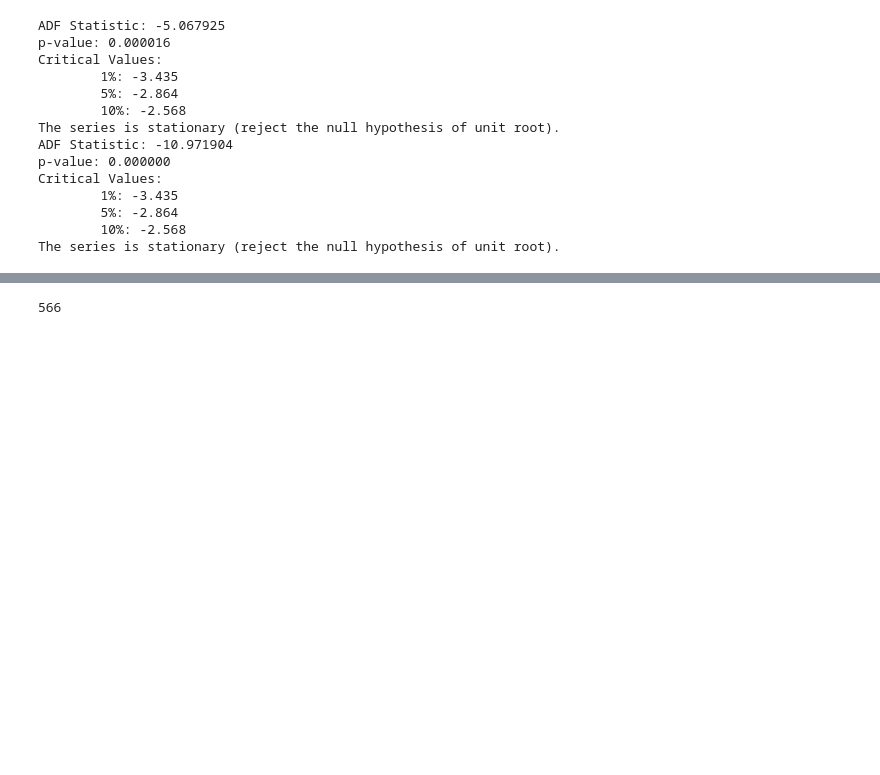
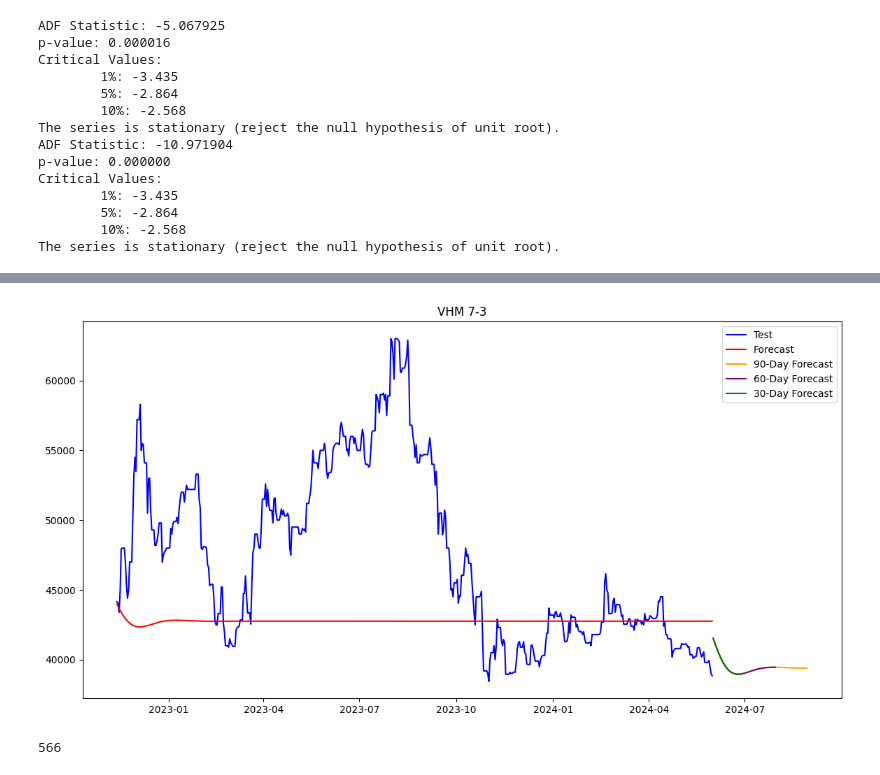
Before and after one commit to cngpc43/IS403.O21.HTCL, a Jupyter notebook: Models/ARIMA/ARIMAX_VHM(7-3).ipynb, the cells around one changed output, grey strips where cells are left out. Cells and saved outputs as stored; diff of their text form; code cells hidden in the pictures; blank space fills up the shorter version.

```diff
--- a/Models/ARIMA/ARIMAX_VHM(7-3).ipynb
+++ b/Models/ARIMA/ARIMAX_VHM(7-3).ipynb
@@ -303,7 +303,7 @@ def forecast_exog_variable(variable, train_data, forecast_period, p_values, d_va
 
     print(f"Best ARIMA Model for {variable}: {best_pdq} with AIC: {best_aic}")
     exog_forecast = best_model.forecast(steps=forecast_period)
-    return exog_forecast
+    return best_model, exog_forecast
 # %%
 plt.figure(figsize=(10, 6))
 ax1 = plt.subplot(211)
@@ -332,7 +332,7 @@ Critical Values:
         10%: -2.568
 The series is stationary (reject the null hypothesis of unit root).
 # %%
-sma_forecast = forecast_exog_variable('SMA_20', exog_train, len(test_data), [2], [1], [0])
+sma_model,sma_forecast  = forecast_exog_variable('SMA_20', train_data, len(test_data), [2], [1], [0])
 print(sma_forecast)
 # %% [output]
 Best ARIMA Model for SMA_20: (2, 1, 0) with AIC: 15178.923485027864
@@ -379,8 +379,6 @@ plt.figure(figsize=(12, 6))
 plt.plot(train_data['Date'], train_data['MACD_Signal'], label='Train')
 plt.legend()
 plt.show()
-macd_signal_forecast = forecast_exog_variable('MACD_Signal', exog_train, len(test_data), [2], [0], [0] )
-print(macd_signal_forecast)
-print(exog_test['MACD_Signal'])
+macd_model, macd_signal_forecast  = forecast_exog_variable('MACD_Signal', train_data, len(test_data), [3], [0], [0] )
 # %% [output]
 [figure]
@@ -443,0 +394,13 @@ Date_index
+# %%
+# Forecast the exogenous variables for next 90 days since the last date in the dataset
+
+sma_model, sma_forecast_90 = forecast_exog_variable('SMA_20', data, 90, [2], [1], [0])
+macd_model, macd_signal_forecast_90 = forecast_exog_variable('MACD_Signal', data, 90, [3], [0], [0])
+# Create a DataFrame with the forecasted exogenous variables
+exog_forecast_90 = pd.DataFrame({'SMA_20': sma_forecast_90, 'MACD_Signal': macd_signal_forecast_90})
+exog_forecast_90_scaled = scaler.transform(exog_forecast_90)
+print(exog_forecast_90)
+
+# Forecast the endogenous variable for the next 90 days
+endog_forecast_90 = model_fit.forecast(steps=90, exog=exog_forecast_90_scaled, index=pd.date_range(start=data.index.max() + pd.Timedelta(days=1), periods=90, freq='D'))
+print(endog_forecast_90)
@@ -444,3 +426,23 @@ Date_index
+# %%
+
+
+# Split the forecast into three parts
+endog_forecast_30 = endog_forecast_90.iloc[:30]
+endog_forecast_60 = endog_forecast_90.iloc[:60]
+endog_forecast_90 = endog_forecast_90
+# Plot the forecasted values
+plt.figure(figsize=(14, 7))
+plt.plot(endog_test, label='Test', color='blue')
+plt.plot(endog_forecast_test, label='Forecast', color='red')
+# Plot each forecast part with different styles for clarity
+plt.plot(endog_forecast_90, label='90-Day Forecast', color='orange')
+plt.plot(endog_forecast_60, label='60-Day Forecast', color='purple')
+plt.plot(endog_forecast_30, label='30-Day Forecast', color='green')
+plt.title('VHM 7-3')
+plt.legend()
+plt.show()
+# %% [output]
+[figure, added]
 # %%
 exog_test = test_data[['SMA_20', 'MACD_Signal']]
 exog_test_scaled = scaler.transform(exog_test)
```
Also changed, not shown: parts of 6 cells of this notebook, 22 other files.
